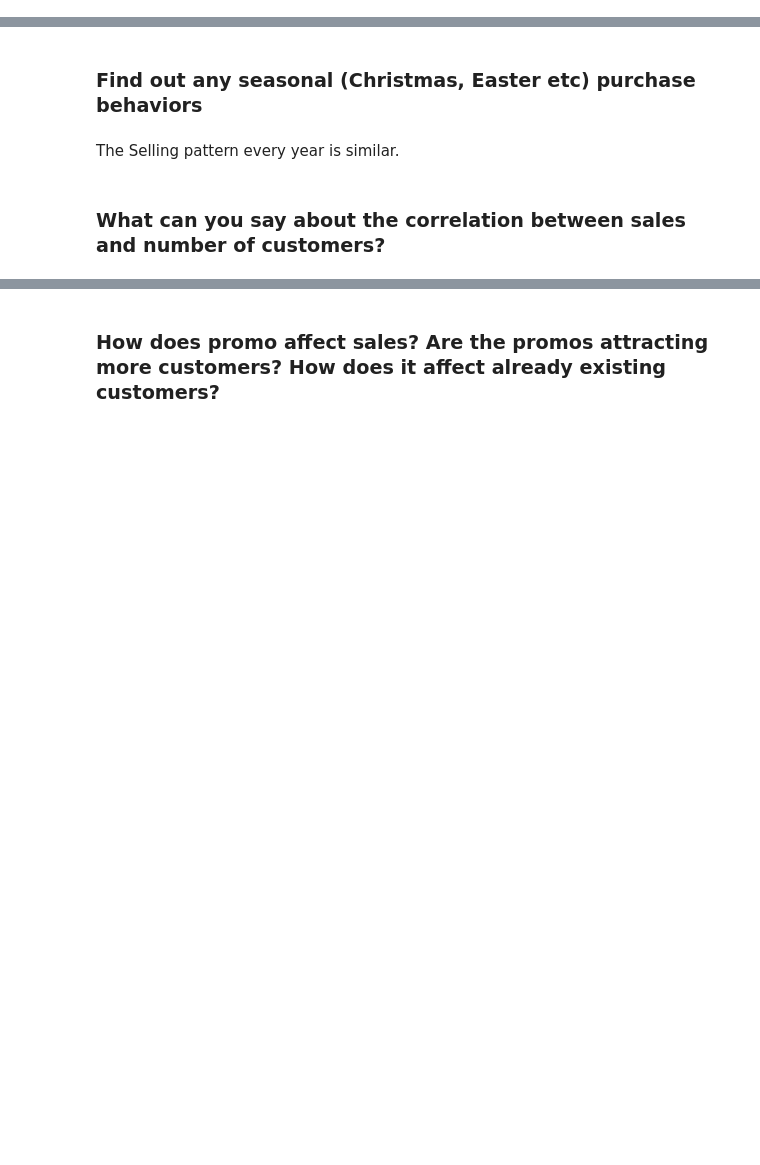
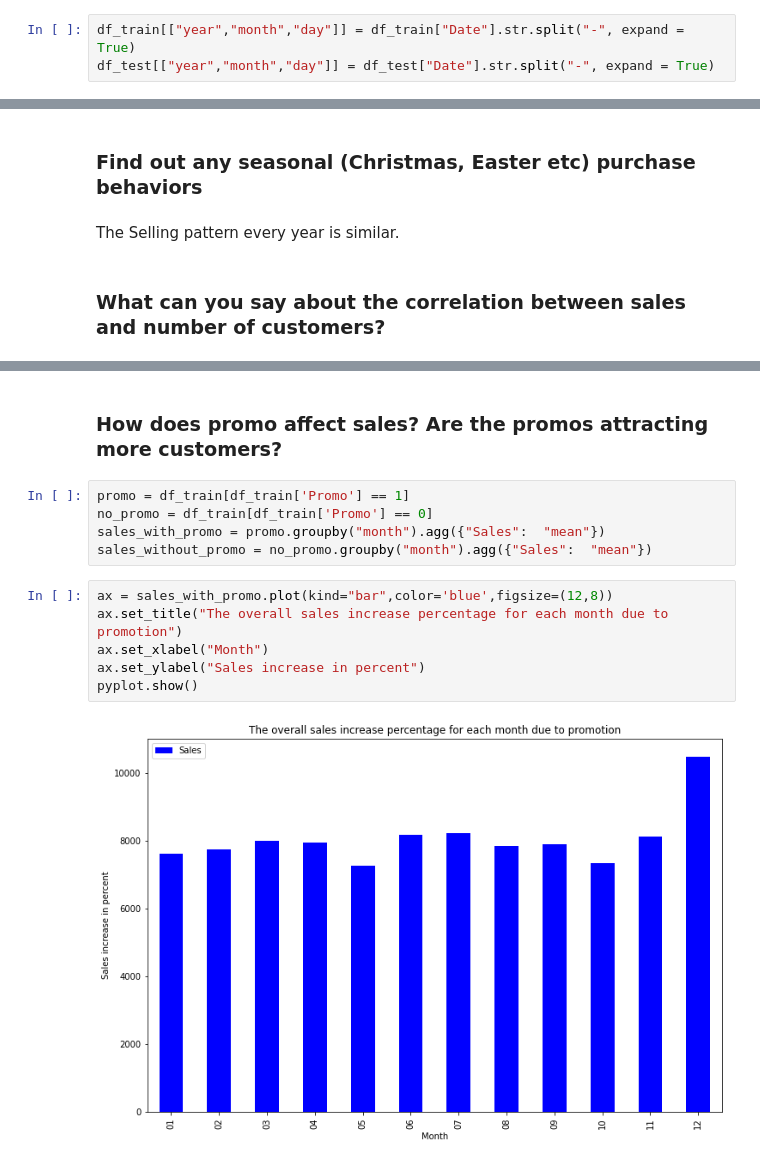
Before and after one commit to Haylemicheal/Pharmaceutical-Sales-Prediction, a Jupyter notebook: notebooks/EDA.ipynb, the cells around one changed output, grey strips where cells are left out. Saved outputs shown, nothing was run; the diff lists cells and outputs as text; blank space fills up the shorter version.

```diff
--- a/notebooks/EDA.ipynb
+++ b/notebooks/EDA.ipynb
@@ -21,6 +21,9 @@ content_store =dvc.api.read(path=store_data, repo=repo, rev='cleaned-v')
 df_store = dataloader.read_csv(io.StringIO(content_store))
 content_test =dvc.api.read(path=test_data, repo=repo, rev='cleaned-v')
 df_test = dataloader.read_csv(io.StringIO(content_test))
+# %%
+df_train[["year","month","day"]] = df_train["Date"].str.split("-", expand = True)
+df_test[["year","month","day"]] = df_test["Date"].str.split("-", expand = True)
 # %% [markdown]
 ## Questions
 # %% [markdown]
@@ -124,4 +127,17 @@ ax.set_title("Correlation between sales and other features", fontsize=20)
 Text(0.5, 1.0, 'Correlation between sales and other features')
 [figure]
 # %% [markdown]
-### How does promo affect sales? Are the promos attracting more customers? How does it affect already existing customers?
+### How does promo affect sales? Are the promos attracting more customers?
+# %%
+promo = df_train[df_train['Promo'] == 1]
+no_promo = df_train[df_train['Promo'] == 0]
+sales_with_promo = promo.groupby("month").agg({"Sales":  "mean"})
+sales_without_promo = no_promo.groupby("month").agg({"Sales":  "mean"})
+# %%
+ax = sales_with_promo.plot(kind="bar",color='blue',figsize=(12,8))
+ax.set_title("The overall sales increase percentage for each month due to promotion")
+ax.set_xlabel("Month")
+ax.set_ylabel("Sales increase in percent")
+pyplot.show()
+# %% [output]
+[figure, added]
```
Also changed, not shown: parts of 20 cells of this notebook.
